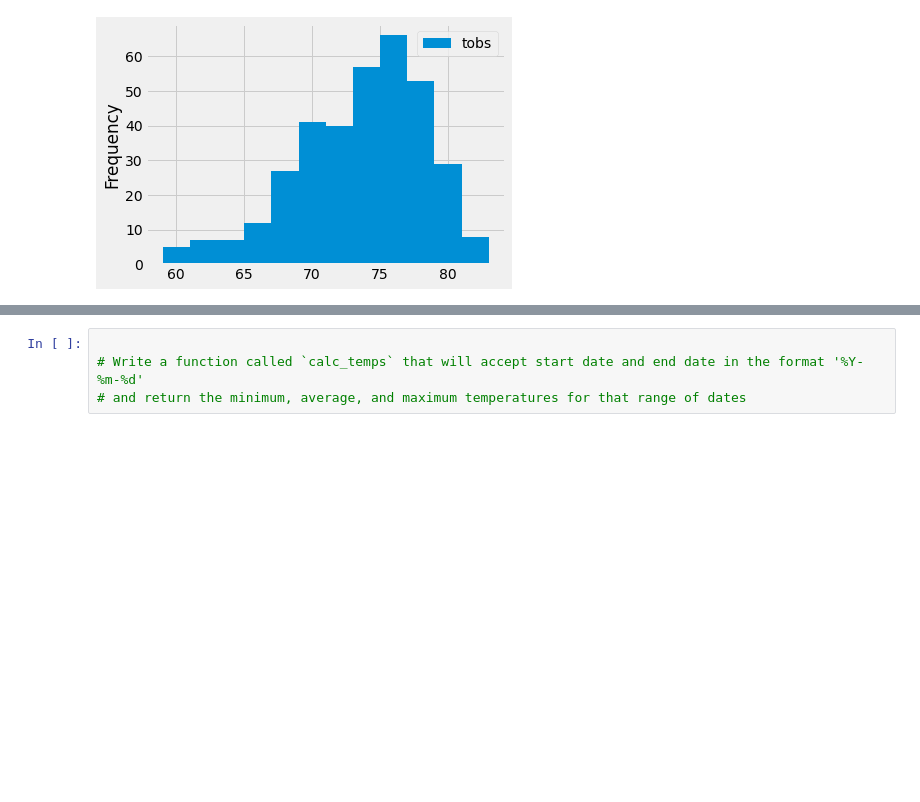
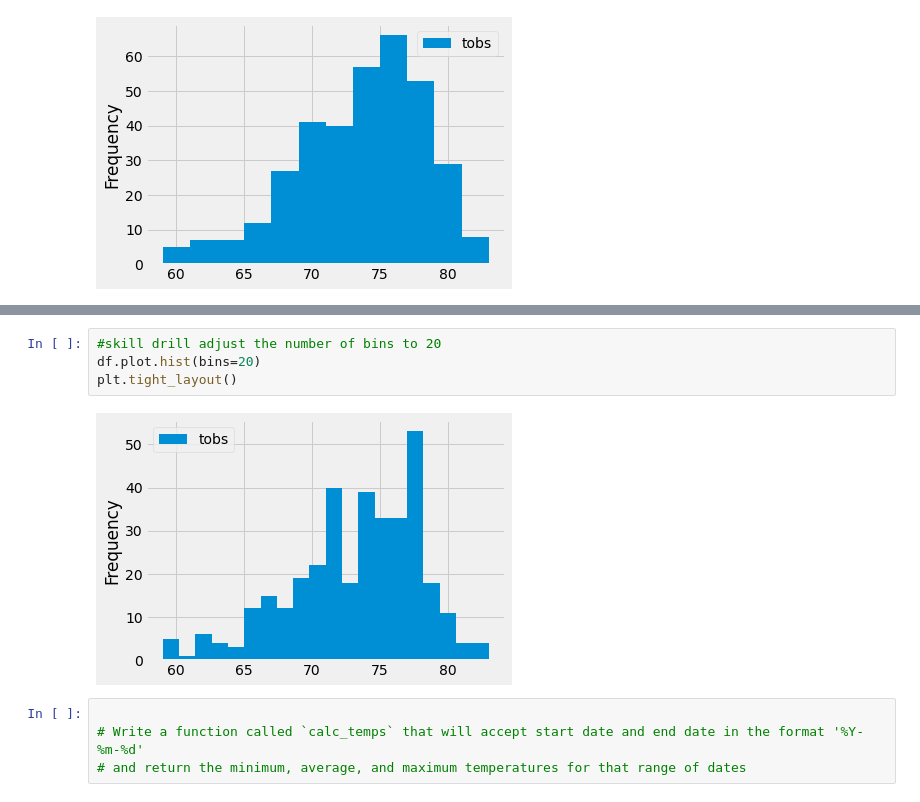
Before and after one commit to ranger9103/surfs_up, a Jupyter notebook: climate_analysis.ipynb, the cells around one changed output, grey strips where cells are left out. Cells and saved outputs as stored; diff of their text form; blank space fills up the shorter version.

```diff
--- a/climate_analysis.ipynb
+++ b/climate_analysis.ipynb
@@ -219,3 +225,9 @@ plt.tight_layout()
+# %%
+#skill drill adjust the number of bins to 20
+df.plot.hist(bins=20)
+plt.tight_layout()
+# %% [output]
+[figure, added]
 # %%
 
 # Write a function called `calc_temps` that will accept start date and end date in the format '%Y-%m-%d'
```
Also changed, not shown: parts of 1 cell of this notebook, 2 other files.
